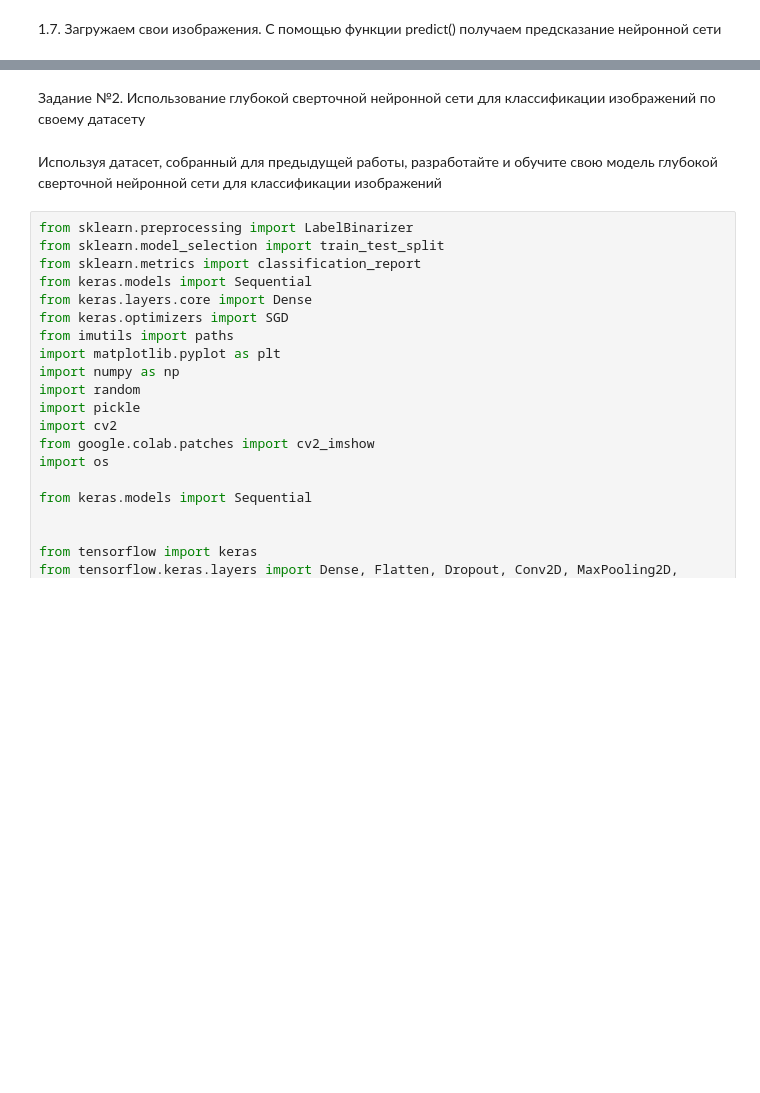
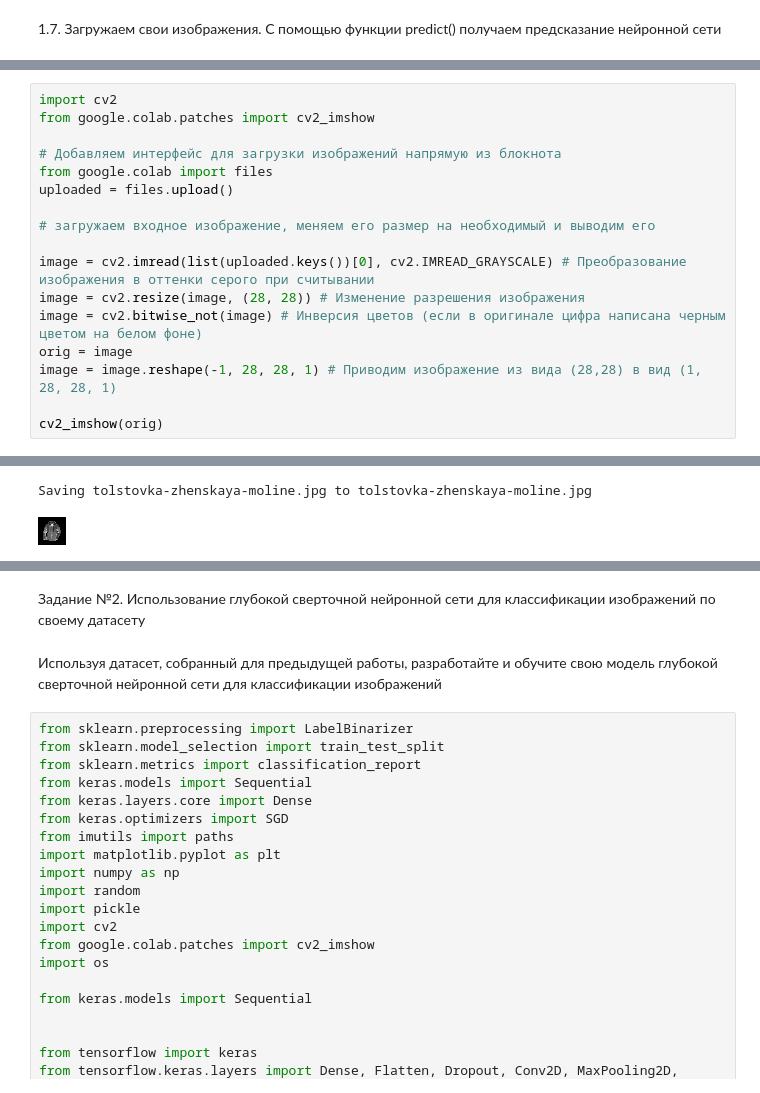
Before and after one commit to nadya-az/artificial_neural_networks, a Jupyter notebook: Практическая_работа_№3.ipynb, the cells around one changed output, grey strips where cells are left out. Saved outputs shown, nothing was run; the diff lists cells and outputs as text; blank space fills up the shorter version.

```diff
--- a/Практическая_работа_№3.ipynb
+++ b/Практическая_работа_№3.ipynb
@@ -164,0 +196,18 @@ print(f"Загружен тип одежды: {i}")
+# %%
+import cv2
+from google.colab.patches import cv2_imshow
+
+# Добавляем интерфейс для загрузки изображений напрямую из блокнота
+from google.colab import files
+uploaded = files.upload()
+
+# загружаем входное изображение, меняем его размер на необходимый и выводим его
+
+image = cv2.imread(list(uploaded.keys())[0], cv2.IMREAD_GRAYSCALE) # Преобразование изображения в оттенки серого при считывании
+image = cv2.resize(image, (28, 28)) # Изменение разрешения изображения
+image = cv2.bitwise_not(image) # Инверсия цветов (если в оригинале цифра написана черным цветом на белом фоне)
+orig = image
+image = image.reshape(-1, 28, 28, 1) # Приводим изображение из вида (28,28) в вид (1, 28, 28, 1)
+
+cv2_imshow(orig)
+# %% [output]
@@ -164,0 +215,2 @@ print(f"Загружен тип одежды: {i}")
+Saving tolstovka-zhenskaya-moline.jpg to tolstovka-zhenskaya-moline.jpg
+[figure, added]
```
Also changed, not shown: parts of 62 cells of this notebook.
